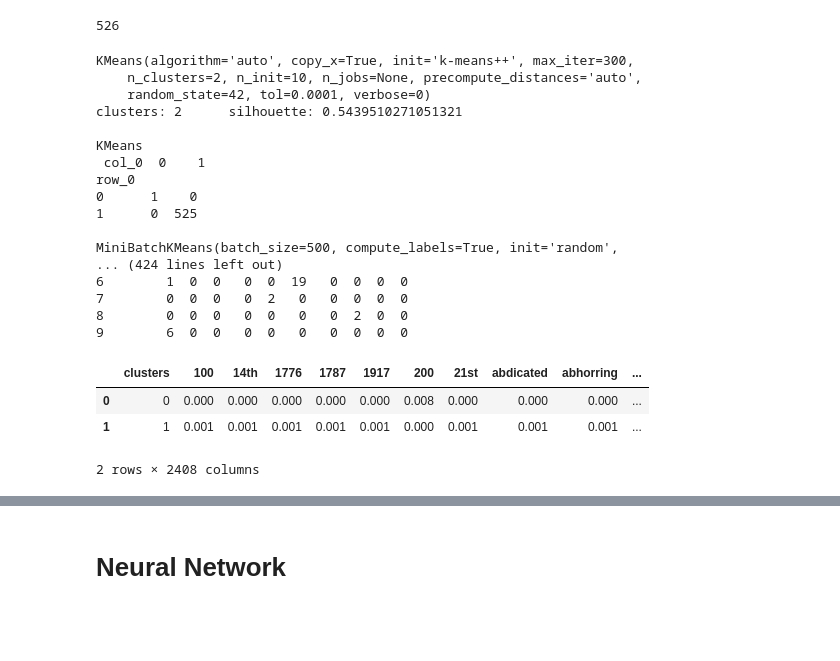
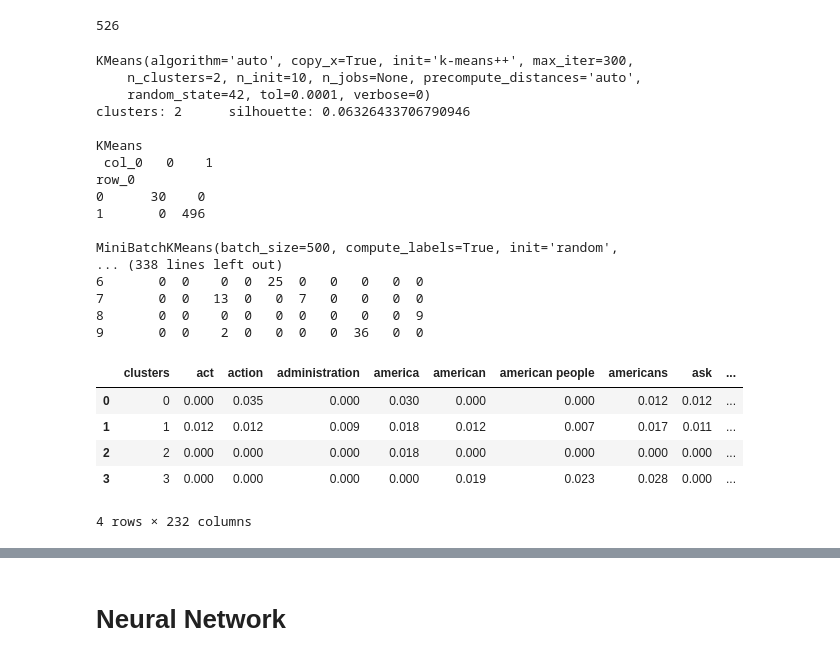
Before and after one commit to serfsup/thinkful-unsupervised-capstone, a Jupyter notebook: Thinkful.U4L5.1 Unsupervised Capstone.ipynb, the cells around one changed output, grey strips where cells are left out. Saved outputs shown, nothing was run; the diff lists cells and outputs as text; code cells hidden in the pictures; blank space fills up the shorter version.

```diff
--- a/Thinkful.U4L5.1 Unsupervised Capstone.ipynb
+++ b/Thinkful.U4L5.1 Unsupervised Capstone.ipynb
@@ -237,12 +249,18 @@ X_holdout_tfidf = pd.DataFrame(
 # %%
 # Instantiate MinMaxScaler. Create train/eval/holdout groups.
 scaler = MinMaxScaler()
-X_train_tfidf_scaled = scaler.fit_transform(X_train_tfidf)
+X_train_tfidf_scaled = pd.DataFrame(scaler.fit_transform(X_train_tfidf))
 print(len(X_train_tfidf_scaled))
-X_eval_tfidf_scaled = scaler.transform(X_eval_tfidf)
-X_holdout_tfidf_scaled = scaler.transform(X_holdout_tfidf)
+X_eval_tfidf_scaled = pd.DataFrame(scaler.transform(X_eval_tfidf))
+X_holdout_tfidf_scaled = pd.DataFrame(scaler.transform(X_holdout_tfidf))
 # %% [output]
 526
+# %%
+feature_names = X_train_tfidf.columns
+
+X_train_tfidf_scaled.columns = feature_names
+X_eval_tfidf_scaled.columns = feature_names
+X_holdout_tfidf_scaled.columns = feature_names
 # %%
 # Clustering models
 models = []
@@ -258,9 +276,9 @@ for clusters in range(2,11):
                                    init='k-means++', random_state=42)))
     models.append((1, 'MiniBatch', MiniBatchKMeans(
         init='random', n_clusters=clusters, batch_size=500)))
-    models.append((2, 'MeanShift', MeanShift(
-        bandwidth=bandwidth, bin_seeding=True)))
-    models.append((3, 'Spectral', SpectralClustering(n_clusters=clusters)))
+    #models.append((2, 'MeanShift', MeanShift(
+        #bandwidth=bandwidth, bin_seeding=True)))
+    models.append((2, 'Spectral', SpectralClustering(n_clusters=clusters)))
     #models.append((4, 'Affinity', AffinityPropagation()))
 
 for _, name, model in models:
@@ -275,32 +293,33 @@ for _, name, model in models:
         silhouettes.append(silhouette)
         #ax[plot_num].set_title(name)
         #plotting(plot_num, labels, ypred)
-        print('clusters: {}\t silhouette: {}\n'.format(
-            model.n_clusters, silhouette))
-        print(name, '\n', pd.crosstab(ypred, labels), '\n')
+        if silhouette > 0:
+            print('clusters: {}\t silhouette: {}\n'.format(
+                model.n_clusters, silhouette))
+            print(name, '\n', pd.crosstab(ypred, labels), '\n')
 # %% [output]
 KMeans(algorithm='auto', copy_x=True, init='k-means++', max_iter=300,
     n_clusters=2, n_init=10, n_jobs=None, precompute_distances='auto',
     random_state=42, tol=0.0001, verbose=0)
-clusters: 2      silhouette: 0.5439510271051321
+clusters: 2      silhouette: 0.06326433706790946
 
 KMeans
- col_0  0    1
+ col_0   0    1
 row_0
-0      1    0
-1      0  525
+0      30    0
+1       0  496
 
 MiniBatchKMeans(batch_size=500, compute_labels=True, init='random',
-... (424 lines left out)
-6        1  0  0   0  0  19   0  0  0  0
-7        0  0  0   0  2   0   0  0  0  0
-8        0  0  0   0  0   0   0  2  0  0
-9        6  0  0   0  0   0   0  0  0  0
+... (338 lines left out)
+6       0  0    0  0  25  0   0   0   0  0
+7       0  0   13  0   0  7   0   0   0  0
+8       0  0    0  0   0  0   0   0   0  9
+9       0  0    2  0   0  0   0  36   0  0
 # %%
 # Re-run KMeans and extract cluster information.
-model = KMeans(n_clusters=2, random_state=15).fit(X_train_tfidf_scaled)
+model = KMeans(n_clusters=4, random_state=42).fit(X_train_tfidf_scaled)
 
 # Extract cluster assignments for each data point.
 labels = model.labels_
 
-X_train_tfidf['clusters'] = labels
+X_train_tfidf_scaled['clusters'] = labels
@@ -307,9 +334,11 @@ X_train_tfidf['clusters'] = labels
 # %%
-X_train_tfidf_clusters = X_train_tfidf.groupby(
+X_train_tfidf_clusters = X_train_tfidf_scaled.groupby(
     ['clusters'], as_index=False).mean()
 X_train_tfidf_clusters
 # %% [output]
-|  | clusters | 100 | 14th | 1776 | 1787 | 1917 | 200 | 21st | abdicated | abhorring | ... |
-| 0 | 0 | 0.000 | 0.000 | 0.000 | 0.000 | 0.000 | 0.008 | 0.000 | 0.000 | 0.000 | ... |
-| 1 | 1 | 0.001 | 0.001 | 0.001 | 0.001 | 0.001 | 0.000 | 0.001 | 0.001 | 0.001 | ... |
+|  | clusters | act | action | administration | america | american | american people | americans | ask | ... |
+| 0 | 0 | 0.000 | 0.035 | 0.000 | 0.030 | 0.000 | 0.000 | 0.012 | 0.012 | ... |
+| 1 | 1 | 0.012 | 0.012 | 0.009 | 0.018 | 0.012 | 0.007 | 0.017 | 0.011 | ... |
+| 2 | 2 | 0.000 | 0.000 | 0.000 | 0.018 | 0.000 | 0.000 | 0.000 | 0.000 | ... |
+| 3 | 3 | 0.000 | 0.000 | 0.000 | 0.000 | 0.019 | 0.023 | 0.028 | 0.000 | ... |
-2 rows × 2408 columns
+4 rows × 232 columns
```
Also changed, not shown: parts of 37 cells of this notebook.
